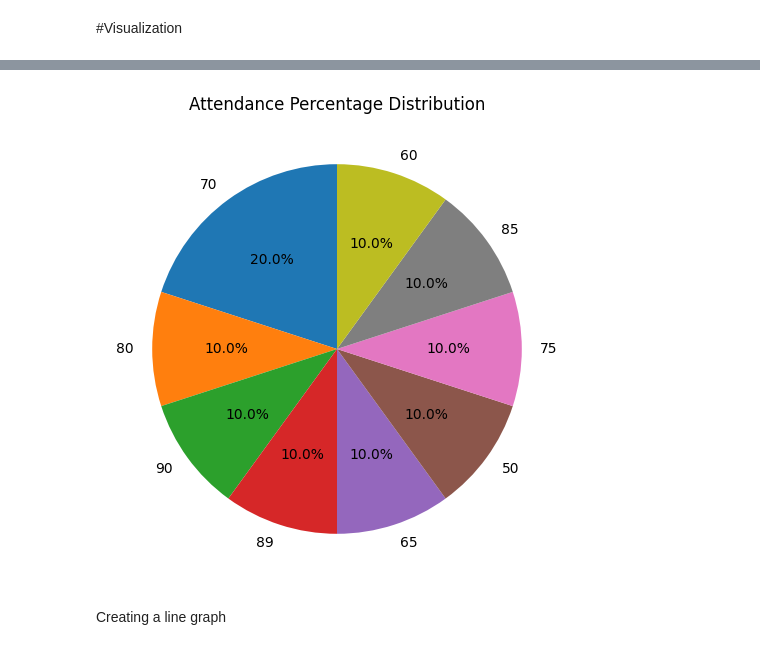
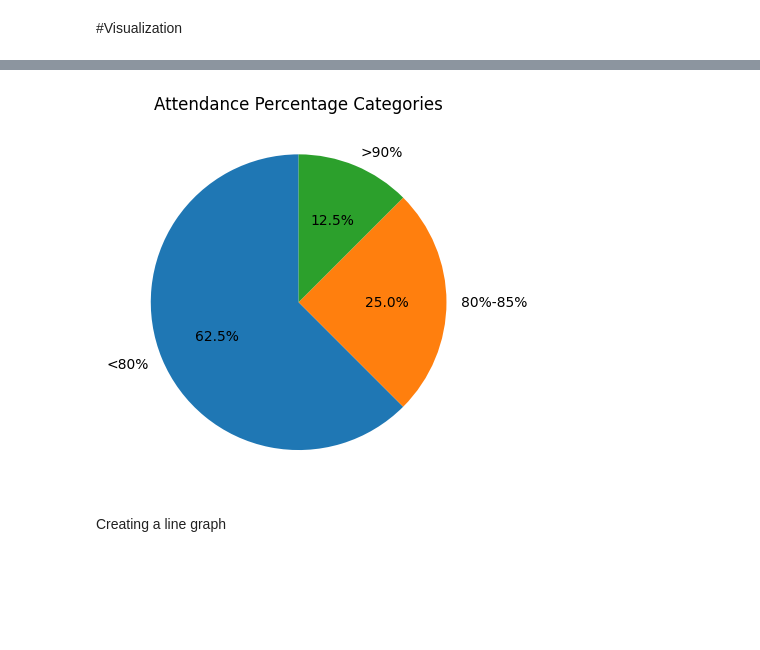
Before and after one commit to Atifa14/EDGE-project-09, a Jupyter notebook: Final_Project09.ipynb, the cells around one changed output, grey strips where cells are left out. Drawn from its saved outputs; the diff is of its cells as text; code cells hidden in the pictures; blank space fills up the shorter version.

```diff
--- a/Final_Project09.ipynb
+++ b/Final_Project09.ipynb
@@ -224,15 +237,24 @@ Pie chart of attendence
 import matplotlib.pyplot as plt
 # %%
 import pandas as pd
-# %%
-data = pd.read_csv("student_data.csv")
-attendance_counts = data["Attendance Percentage"].value_counts()
-plt.figure(figsize=(8, 6))
-plt.pie(attendance_counts, labels=attendance_counts.index, autopct="%1.1f%%", startangle=90)
-plt.title("Attendance Percentage Distribution")
-plt.show()
-# %% [output]
-[figure, removed]
+# %%
+data['Attendance Percentage'] = pd.to_numeric(data['Attendance Percentage'])
+
+
+below_80 = data['Attendance Percentage'] < 80
+between_80_85 = (data['Attendance Percentage'] >= 80) & (data['Attendance Percentage'] <= 85)
+above_90 = data['Attendance Percentage'] > 90
+
+
+counts = [below_80.sum(), between_80_85.sum(), above_90.sum()]
+labels = ['<80%', '80%-85%', '>90%']
+
+# Create the pie chart
+plt.pie(counts, labels=labels, autopct='%1.1f%%', startangle=90)
+plt.title('Attendance Percentage Categories')
+plt.show()
+# %% [output]
+[figure, added]
 # %% [markdown]
 Creating a line graph
 # %%
```
Also changed, not shown: parts of 26 cells of this notebook.
